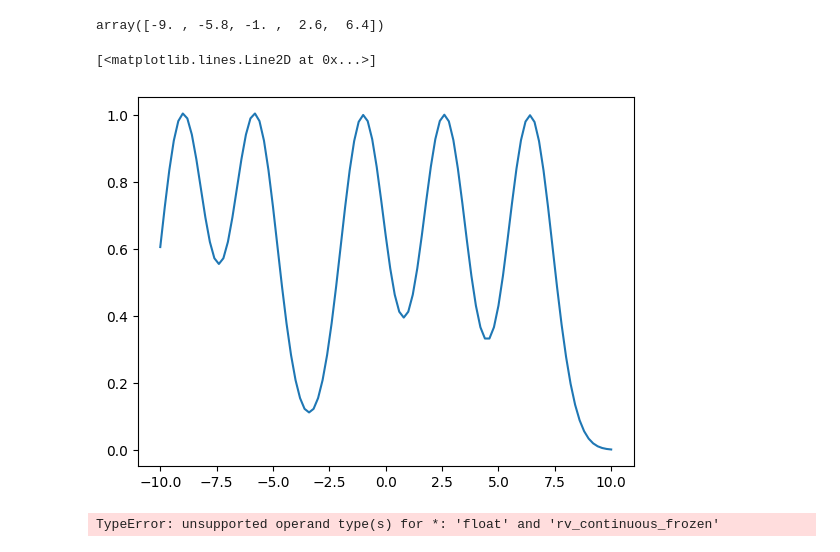
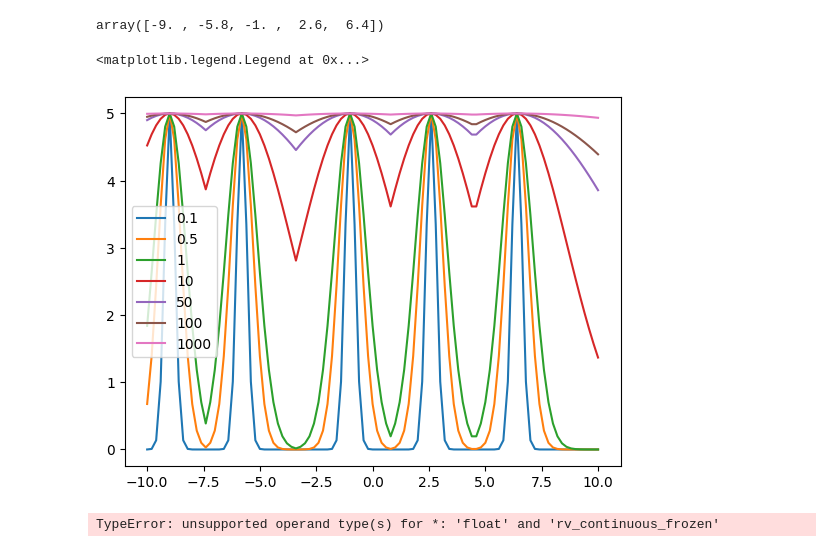
Before and after one commit to AkashHiregange/personal_projects, a Jupyter notebook: gaussian_smearing.ipynb, the cells around one changed output. Drawn from its saved outputs; the diff is of its cells as text; code cells hidden in the pictures.

```diff
--- a/gaussian_smearing.ipynb
+++ b/gaussian_smearing.ipynb
@@ -48,14 +48,24 @@ energies[np.where(dos!=0)[0]]
 array([-9. , -5.8, -1. ,  2.6,  6.4])
 # %%
 smeared_dos = np.zeros(len(dos))
-for e in energies[np.where(dos!=0)[0]]:
+for ind in np.where(dos!=0)[0]:
     for i, j in enumerate(dos):
-        smeared_dos[i] +=  np.exp(-1*(e-energies[i])**2/2) #max(smeared_dos[i], dos[i]*np.exp(-1*(e-energies[i])**2/10))
+#         print(dos[i])
+        smeared_dos[i] = max(smeared_dos[i], dos[ind]*np.exp(-1*(energies[ind]-energies[i])**2/10))
-# %%
-plt.plot(energies, smeared_dos)
-# %% [output]
-[<matplotlib.lines.Line2D at 0x...>]
-[figure, removed]
+# %%
+fig = plt.figure()
+for sigma in [0.1,0.5,1,10,50,100,1000]:
+    smeared_dos = np.zeros(len(dos))
+    for ind in np.where(dos!=0)[0]:
+        for i, j in enumerate(dos):
+    #         print(dos[i])
+            smeared_dos[i] = max(smeared_dos[i], dos[ind]*np.exp(-1*(energies[ind]-energies[i])**2/sigma))
+
+    plt.plot(energies, smeared_dos, label=f'{sigma}')
+plt.legend()
+# %% [output]
+<matplotlib.legend.Legend at 0x...>
+[figure, added]
 # %%
 from scipy.stats import norm
 # %%
```
